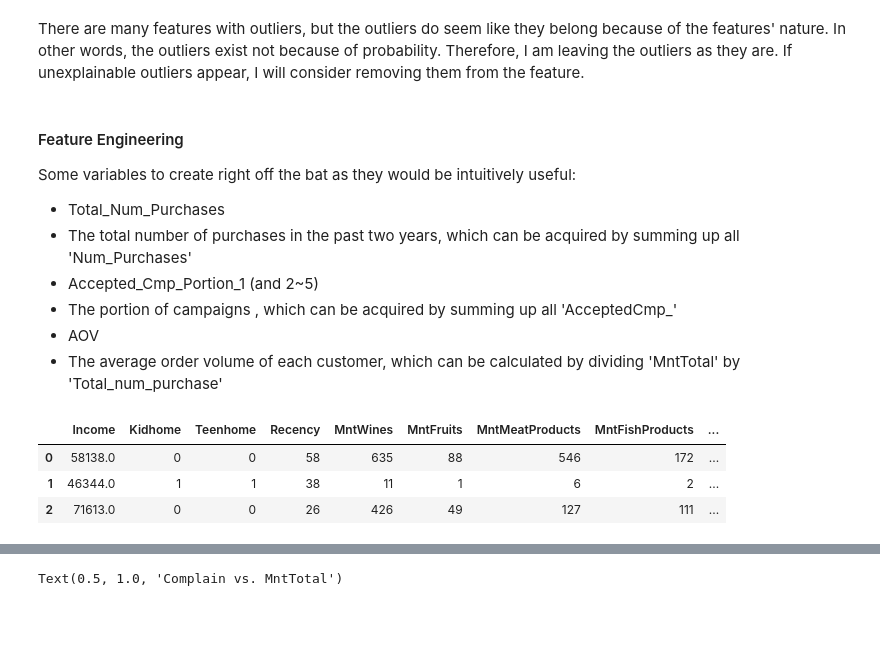
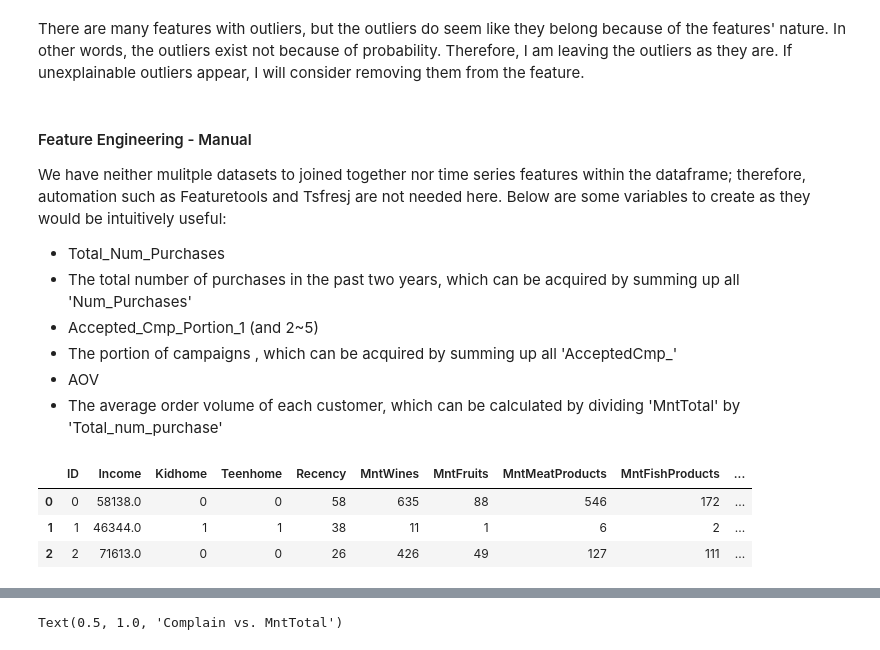
Before and after one commit to Kpeng511/Marketing-Campaign-Analytics, a Jupyter notebook: analytics.ipynb, the cells around one changed output, grey strips where cells are left out. Drawn from its saved outputs; the diff is of its cells as text; code cells hidden in the pictures; blank space fills up the shorter version.

```diff
--- a/analytics.ipynb
+++ b/analytics.ipynb
@@ -169,8 +168,8 @@ plt.savefig('feature_boxplots.png')
 # %% [markdown]
 There are many features with outliers, but the outliers do seem like they belong because of the features' nature. In other words, the outliers exist not because of probability. Therefore, I am leaving the outliers as they are. If unexplainable outliers appear, I will consider removing them from the feature.
 # %% [markdown]
-#### Feature Engineering
-Some variables to create right off the bat as they would be intuitively useful:
+#### Feature Engineering - Manual
+We have neither mulitple datasets to joined together nor time series features within the dataframe; therefore, automation such as Featuretools and Tsfresj are not needed here. Below are some variables to create as they would be intuitively useful:
 - Total_Num_Purchases
  - The total number of purchases in the past two years, which can be acquired by summing up all 'Num_Purchases'
 - Accepted_Cmp_Portion_1 (and 2~5)
@@ -180,11 +179,13 @@ Some variables to create right off the bat as they would be intuitively useful:
 # %%
 df['Total_Num_Purchases'] = df.NumDealsPurchases + df.NumWebPurchases + df.NumCatalogPurchases + df.NumStorePurchases + df.NumWebVisitsMonth
 df['Total_Accepted_Cmp'] = df.AcceptedCmp1 + df.AcceptedCmp2 + df.AcceptedCmp2 + df.AcceptedCmp2  + df.AcceptedCmp3 + df.AcceptedCmp4 + df.AcceptedCmp5 + df.Response
 df['AOV'] = df.MntTotal / df.Total_Num_Purchases
+
+df.to_csv(title, index = False)
+df = pd.read_csv(title)
+df.head(3)
+# %% [output]
+|  | ID | Income | Kidhome | Teenhome | Recency | MntWines | MntFruits | MntMeatProducts | MntFishProducts | ... |
+| 0 | 0 | 58138.0 | 0 | 0 | 58 | 635 | 88 | 546 | 172 | ... |
+| 1 | 1 | 46344.0 | 1 | 1 | 38 | 11 | 1 | 6 | 2 | ... |
+| 2 | 2 | 71613.0 | 0 | 0 | 26 | 426 | 49 | 127 | 111 | ... |
-# %%
-df.head(3)
-# %% [output]
-|  | Income | Kidhome | Teenhome | Recency | MntWines | MntFruits | MntMeatProducts | MntFishProducts | ... |
-| 0 | 58138.0 | 0 | 0 | 58 | 635 | 88 | 546 | 172 | ... |
-| 1 | 46344.0 | 1 | 1 | 38 | 11 | 1 | 6 | 2 | ... |
-| 2 | 71613.0 | 0 | 0 | 26 | 426 | 49 | 127 | 111 | ... |
```
Also changed, not shown: parts of 52 cells of this notebook.
